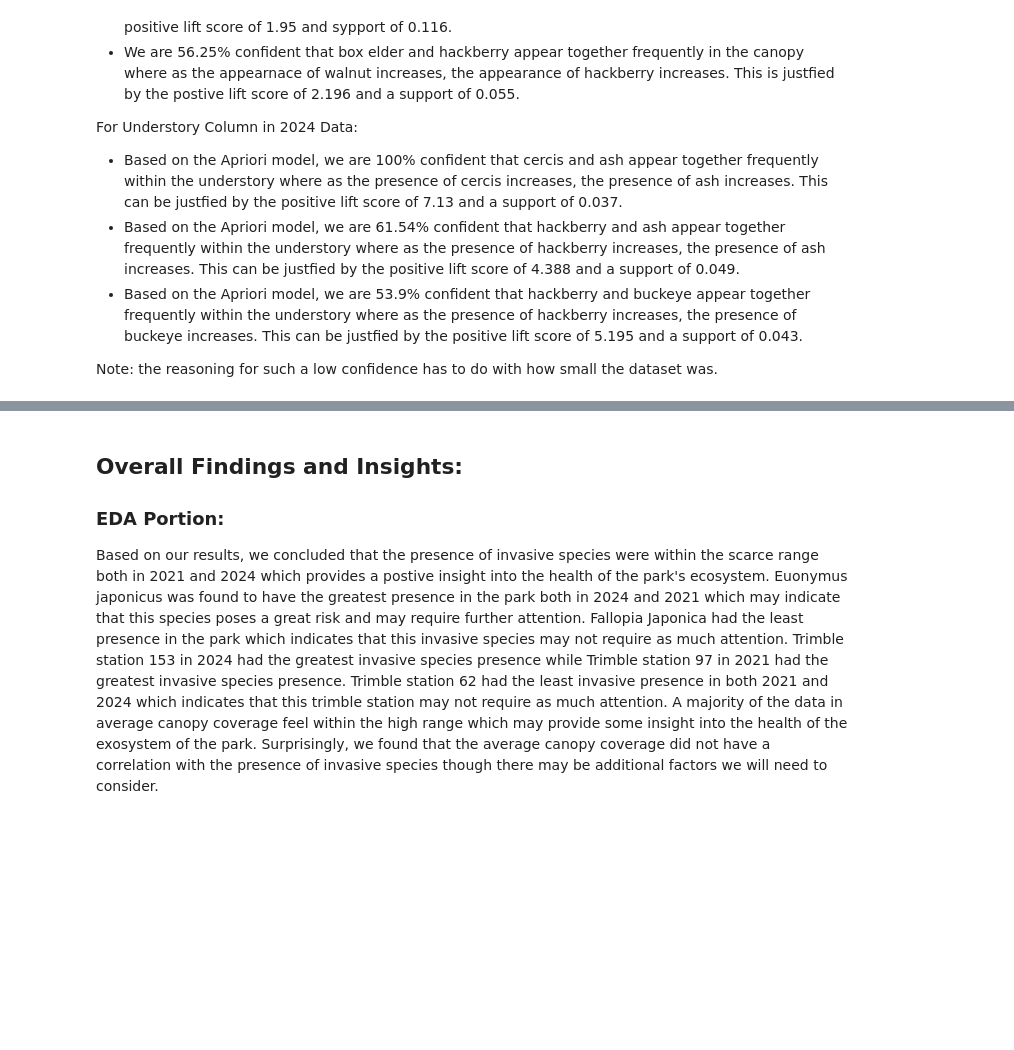
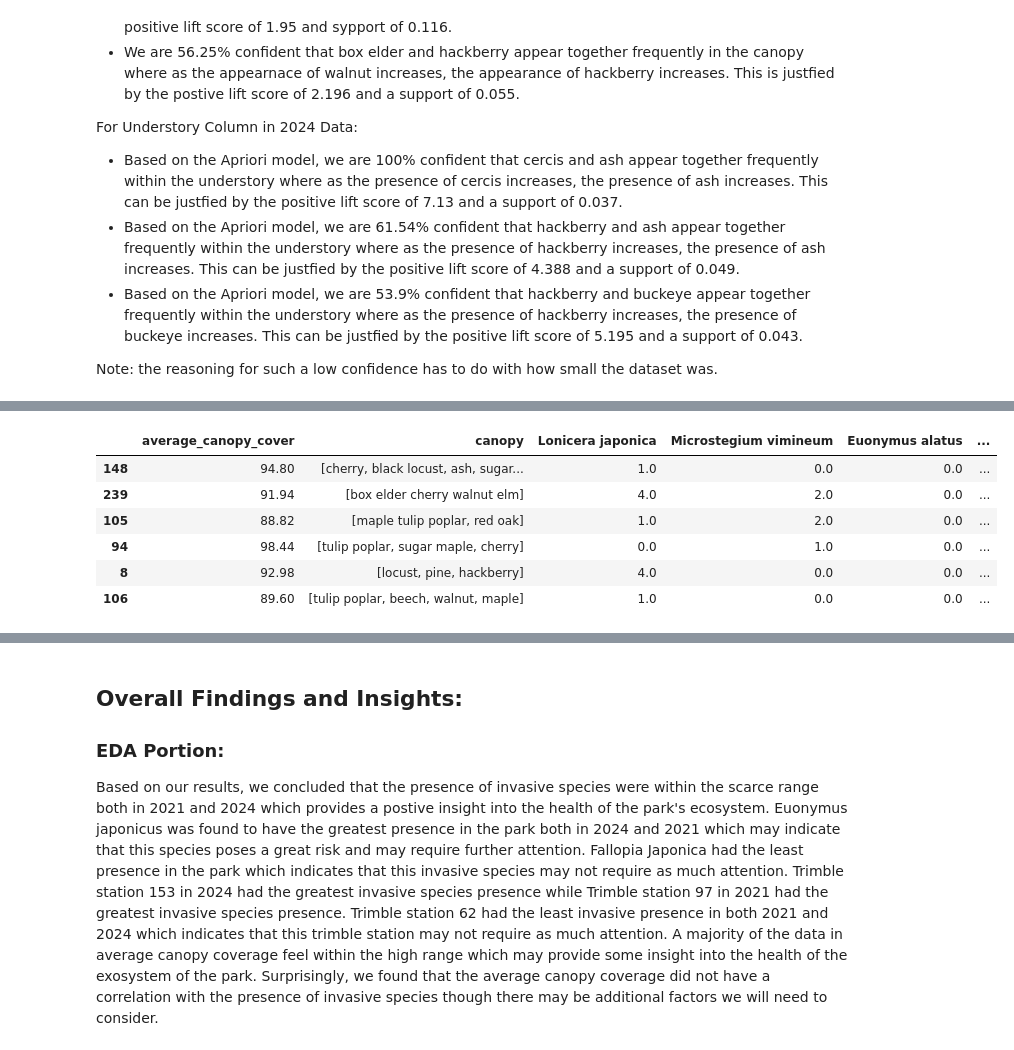
Before and after one commit to Graviton12/CS-430-Group-Project, a Jupyter notebook: Cherokee_Park_2024_and_2021_EDA.ipynb, the cells around one changed output, grey strips where cells are left out. Saved outputs shown, nothing was run; the diff lists cells and outputs as text; code cells hidden in the pictures; blank space fills up the shorter version.

```diff
--- a/Cherokee_Park_2024_and_2021_EDA.ipynb
+++ b/Cherokee_Park_2024_and_2021_EDA.ipynb
@@ -1663,0 +1668,4 @@ Note: the reasoning for such a low confidence has to do with how small the datas
+# %%
+# loading the combined dataset
+data = pd.read_excel("/content/drive/MyDrive/CS 430 Group Project/olmstead_dataset.xlsx", sheet_name="Olmstead_combined")
+data.head()
@@ -1663,0 +1681,9 @@ Note: the reasoning for such a low confidence has to do with how small the datas
+# %%
+#drop last column
+data = data.iloc[:, :-1]
+#drop understory
+data = data.drop(columns=['understory'])
+#drop trimble station
+data = data.drop(columns=['trimble station'])
+
+data.head()
@@ -1663,0 +1697,14 @@ Note: the reasoning for such a low confidence has to do with how small the datas
+# %%
+# extracting the numerical features
+numeric_data = data.select_dtypes(include=np.number)
+
+# Create and apply the imputer
+imputer = SimpleImputer(strategy='mean')
+imputed_data = imputer.fit_transform(numeric_data)
+
+
+# Update the original DataFrame with imputed values
+data[numeric_data.columns] = imputed_data
+# %%
+# drop the empty canopy rows
+data = data.dropna(subset=['canopy'])
@@ -1663,0 +1781,10 @@ Note: the reasoning for such a low confidence has to do with how small the datas
+# %%
+data.sample(6)
+# %% [output]
+|  | average_canopy_cover | canopy | Lonicera japonica | Microstegium vimineum | Euonymus alatus | ... |
+| 148 | 94.80 | [cherry, black locust, ash, sugar... | 1.0 | 0.0 | 0.0 | ... |
+| 239 | 91.94 | [box elder cherry walnut elm] | 4.0 | 2.0 | 0.0 | ... |
+| 105 | 88.82 | [maple tulip poplar, red oak] | 1.0 | 2.0 | 0.0 | ... |
+| 94 | 98.44 | [tulip poplar, sugar maple, cherry] | 0.0 | 1.0 | 0.0 | ... |
+| 8 | 92.98 | [locust, pine, hackberry] | 4.0 | 0.0 | 0.0 | ... |
+| 106 | 89.60 | [tulip poplar, beech, walnut, maple] | 1.0 | 0.0 | 0.0 | ... |
```
Also changed, not shown: parts of 47 cells of this notebook.
